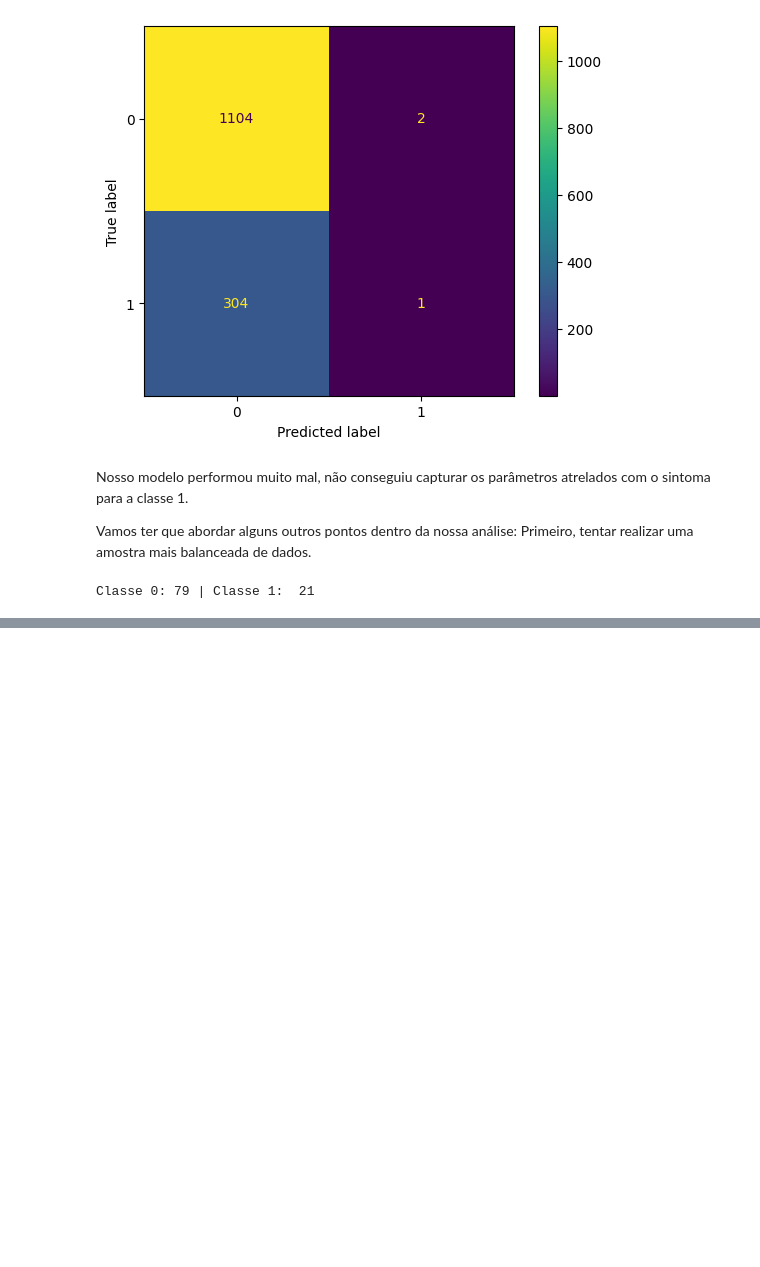
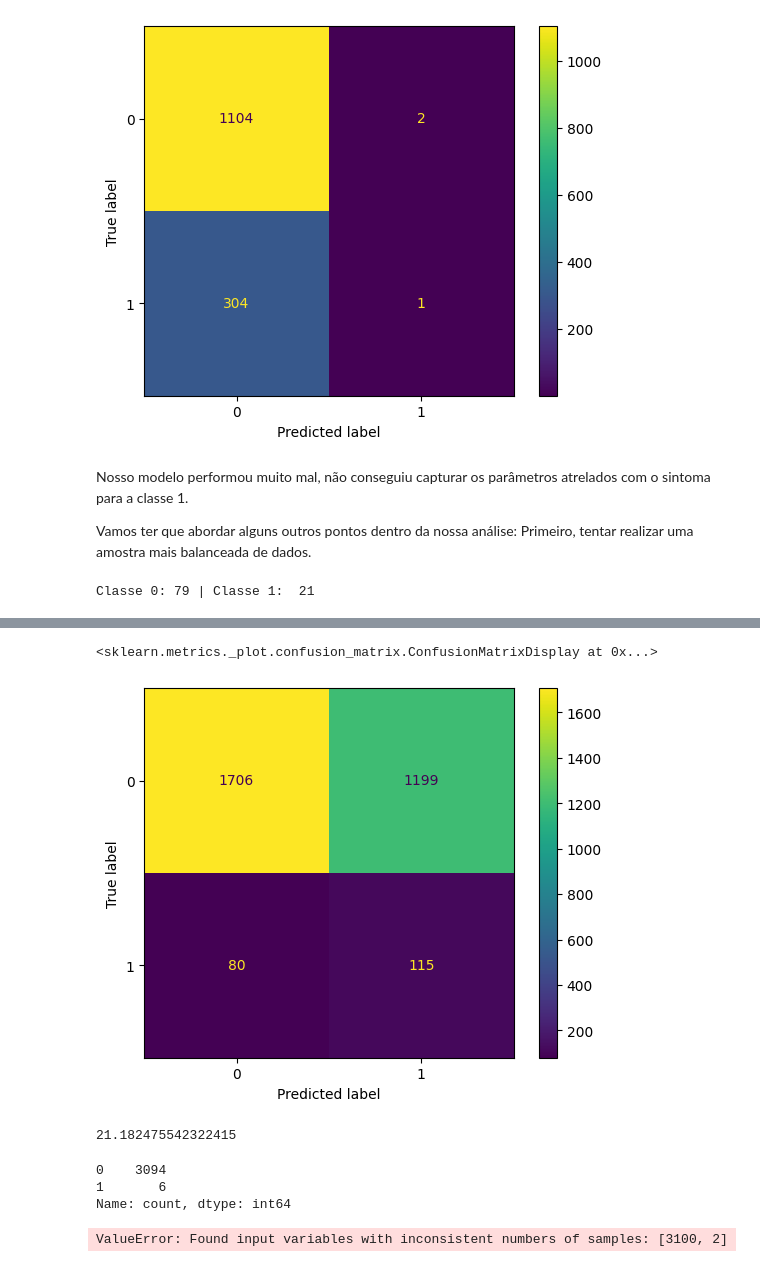
Before and after one commit to LuizAlbino/nhnes-data-project, a Jupyter notebook: logistic-regression.ipynb, the cells around one changed output, grey strips where cells are left out. Cells and saved outputs as stored; diff of their text form; code cells hidden in the pictures; blank space fills up the shorter version.

```diff
--- a/logistic-regression.ipynb
+++ b/logistic-regression.ipynb
@@ -278,0 +375,12 @@ for i in range(len(classes)):
+# %%
+x_treino_rebalanceado = dataset_rebalanceado[['RIAGENDR_1', 'RIAGENDR_2','RIDRETH1_1', 'RIDRETH1_2', 'RIDRETH1_3', 'RIDRETH1_4', 'RIDRETH1_5',
+       'DMDEDUC_1', 'DMDEDUC_2', 'DMDEDUC_3', 'DMDEDUC_4', 'DMDEDUC_5',
+       'DMDEDUC_9', 'INDFMINC_1.0', 'INDFMINC_2.0', 'INDFMINC_3.0',
+       'INDFMINC_4.0', 'INDFMINC_5.0', 'INDFMINC_6.0', 'INDFMINC_7.0',
+       'INDFMINC_8.0', 'INDFMINC_9.0', 'INDFMINC_10.0', 'INDFMINC_11.0',
+       'INDFMINC_12.0', 'INDFMINC_13.0', 'INDFMINC_77.0', 'INDFMINC_99.0']]
+
+y_treino_rebalanceado = dataset_rebalanceado[['PHQ9_CLASS']]
+classifier_rebalanceado = LogisticRegression(random_state=42)
+
+classifier_rebalanceado.fit(x_treino_rebalanceado, y_treino_rebalanceado)
@@ -278,0 +389,2 @@ for i in range(len(classes)):
+# %%
+teste = base.loc[~base.index.isin(dataset_rebalanceado.index)]
@@ -278,0 +407,11 @@ for i in range(len(classes)):
+# %%
+x_teste = teste[['RIAGENDR_1', 'RIAGENDR_2','RIDRETH1_1', 'RIDRETH1_2', 'RIDRETH1_3', 'RIDRETH1_4', 'RIDRETH1_5',
+       'DMDEDUC_1', 'DMDEDUC_2', 'DMDEDUC_3', 'DMDEDUC_4', 'DMDEDUC_5',
+       'DMDEDUC_9', 'INDFMINC_1.0', 'INDFMINC_2.0', 'INDFMINC_3.0',
+       'INDFMINC_4.0', 'INDFMINC_5.0', 'INDFMINC_6.0', 'INDFMINC_7.0',
+       'INDFMINC_8.0', 'INDFMINC_9.0', 'INDFMINC_10.0', 'INDFMINC_11.0',
+       'INDFMINC_12.0', 'INDFMINC_13.0', 'INDFMINC_77.0', 'INDFMINC_99.0']]
+
+y_teste = teste[['PHQ9_CLASS']]
+# %%
+y_predito = classifier_rebalanceado.predict(x_teste)
@@ -278,0 +440,5 @@ for i in range(len(classes)):
+# %%
+ConfusionMatrixDisplay.from_predictions(y_teste, y_predito)
+# %% [output]
+<sklearn.metrics._plot.confusion_matrix.ConfusionMatrixDisplay at 0x...>
+[figure, added]
@@ -278,0 +459,15 @@ for i in range(len(classes)):
+# %%
+prob_desbalanceada
+# %% [output]
+21.182475542322415
+# %%
+y_predito_desbalanceado = pd.DataFrame(data = probabilidade_ajustada).value_counts()
+y_predito_desbalanceado
+# %% [output]
+0    3094
+1       6
+Name: count, dtype: int64
+# %%
+ConfusionMatrixDisplay.from_predictions(y_teste, y_predito_desbalanceado)
+# %% [output]
+ValueError: Found input variables with inconsistent numbers of samples: [3100, 2]
```
Also changed, not shown: parts of 26 cells of this notebook.
